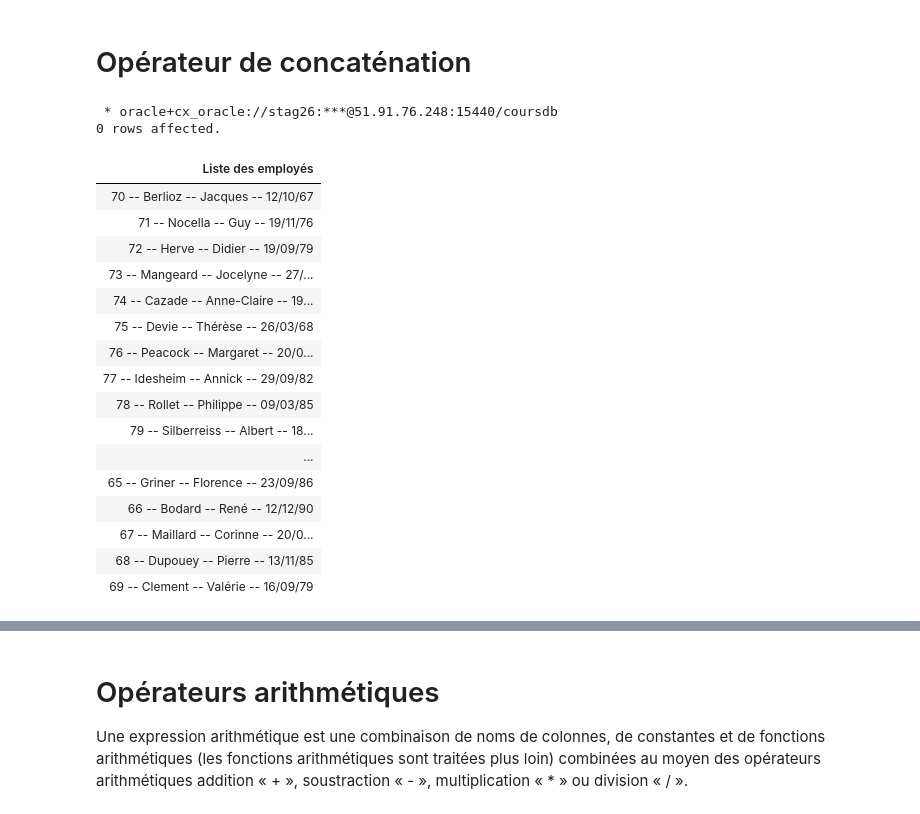
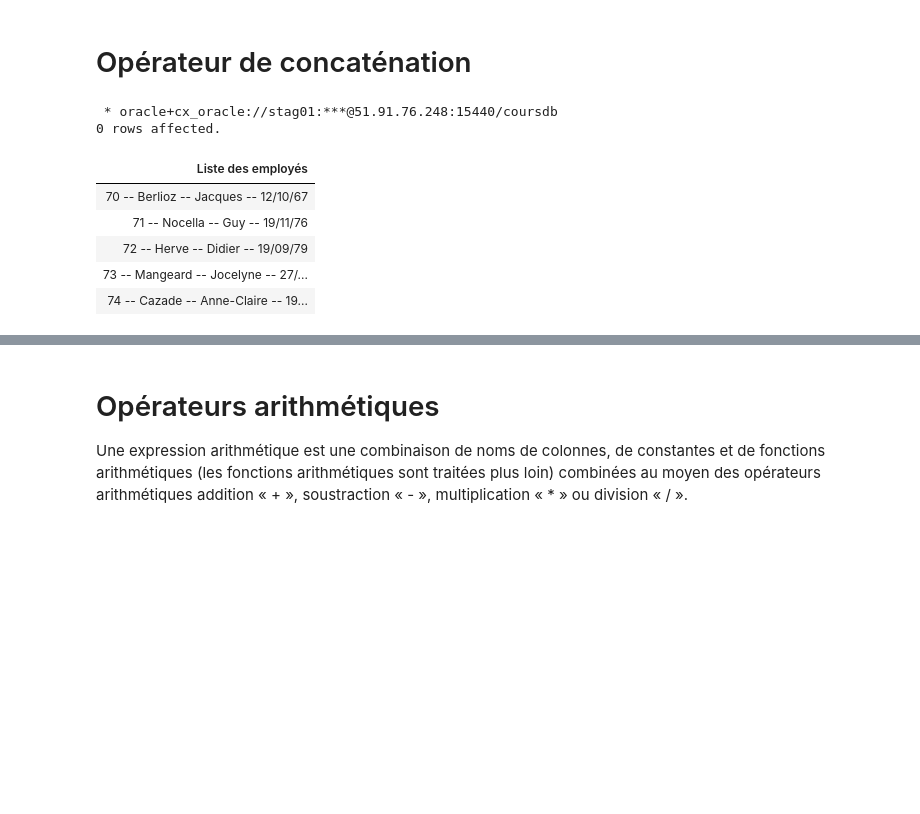
Before and after one commit to rbizoi/IntelligenceEnDonneesDeSante, a Jupyter notebook: InterrogationSQL/02-L’interrogation des données.ipynb, the cells around one changed output, grey strips where cells are left out. Drawn from its saved outputs; the diff is of its cells as text; code cells hidden in the pictures; blank space fills up the shorter version.

```diff
--- a/InterrogationSQL/02-L’interrogation des données.ipynb
+++ b/InterrogationSQL/02-L’interrogation des données.ipynb
@@ -134,25 +88,18 @@ donnees
 # %% [markdown]
 # Opérateur de concaténation
 # %%
-%sql SELECT NO_EMPLOYE||' -- '||NOM||' -- '||PRENOM||' -- '||DATE_NAISSANCE  "Liste des employés"  FROM EMPLOYES
+%%sql
+SELECT
+    NO_EMPLOYE||' -- '||NOM||' -- '||PRENOM||' -- '||DATE_NAISSANCE  "Liste des employés"
+FROM EMPLOYES
+FETCH NEXT 5 ROWS ONLY
 # %% [output]
- * oracle+cx_oracle://stag26:***@51.91.76.248:15440/coursdb
+ * oracle+cx_oracle://stag01:***@51.91.76.248:15440/coursdb
 0 rows affected.
 | Liste des employés |
 | 70 -- Berlioz -- Jacques -- 12/10/67 |
 | 71 -- Nocella -- Guy -- 19/11/76 |
 | 72 -- Herve -- Didier -- 19/09/79 |
 | 73 -- Mangeard -- Jocelyne -- 27/... |
 | 74 -- Cazade -- Anne-Claire -- 19... |
-| 75 -- Devie -- Thérèse -- 26/03/68 |
-| 76 -- Peacock -- Margaret -- 20/0... |
-| 77 -- Idesheim -- Annick -- 29/09/82 |
-| 78 -- Rollet -- Philippe -- 09/03/85 |
-| 79 -- Silberreiss -- Albert -- 18... |
-| ... |
-| 65 -- Griner -- Florence -- 23/09/86 |
-| 66 -- Bodard -- René -- 12/12/90 |
-| 67 -- Maillard -- Corinne -- 20/0... |
-| 68 -- Dupouey -- Pierre -- 13/11/85 |
-| 69 -- Clement -- Valérie -- 16/09/79 |
 # %%
```
Also changed, not shown: parts of 29 cells of this notebook.
